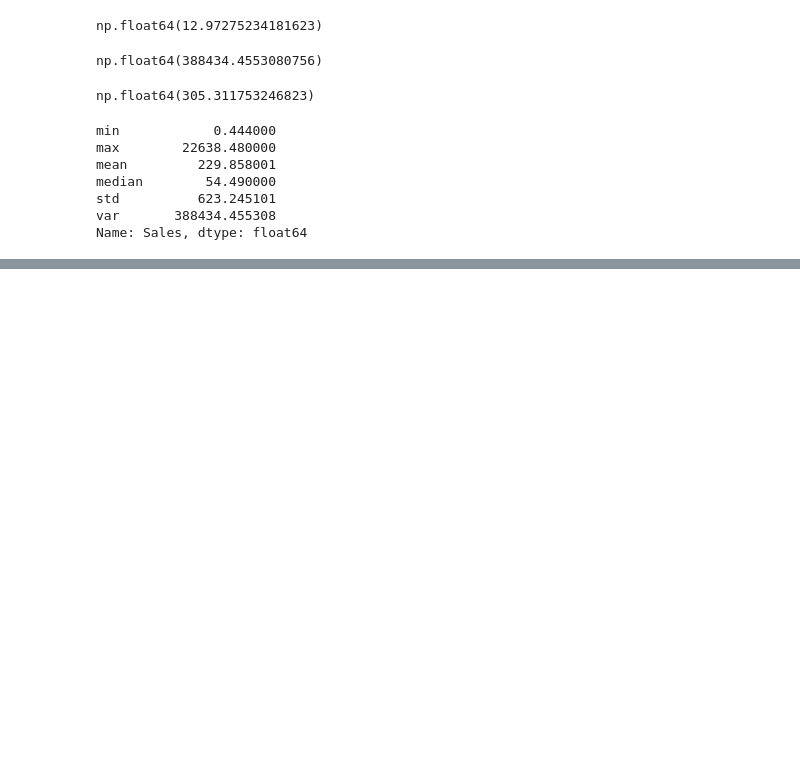
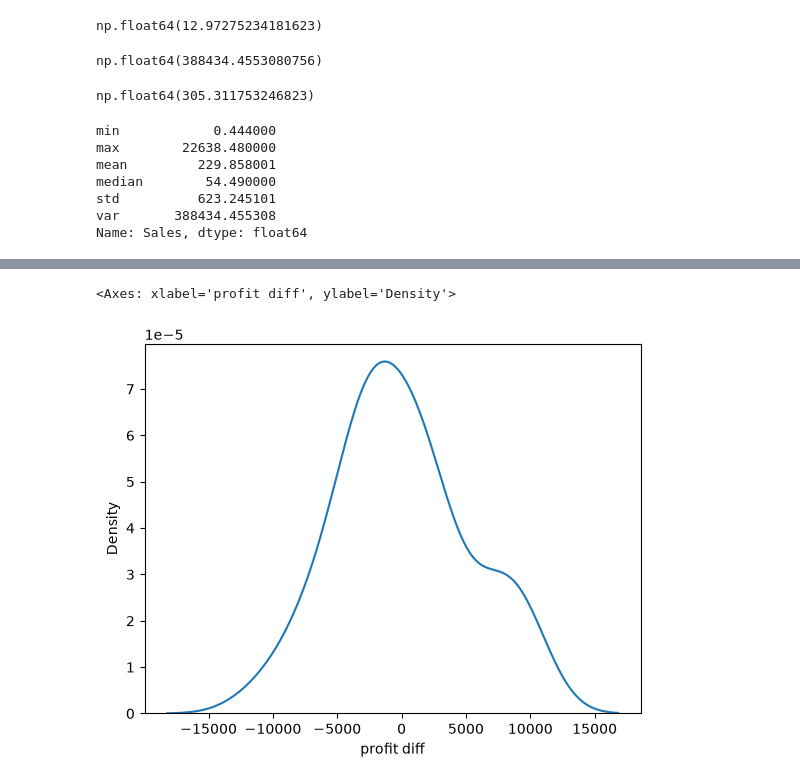
Before and after one commit to lakpalama7/data_science, a Jupyter notebook: data science/Untitled.ipynb, the cells around one changed output, grey strips where cells are left out. Saved outputs shown, nothing was run; the diff lists cells and outputs as text; code cells hidden in the pictures; blank space fills up the shorter version.

```diff
--- a/data science/Untitled.ipynb
+++ b/data science/Untitled.ipynb
@@ -1930,0 +2628,5 @@ Name: Sales, dtype: float64
+# %%
+sns.kdeplot(x='profit diff', data=monthly_profit)
+# %% [output]
+<Axes: xlabel='profit diff', ylabel='Density'>
+[figure, added]
```
Also changed, not shown: parts of 165 cells of this notebook, 2 other files.
